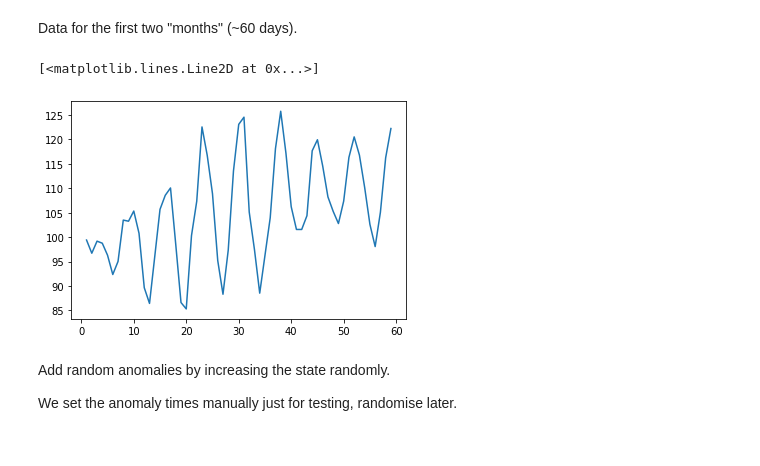
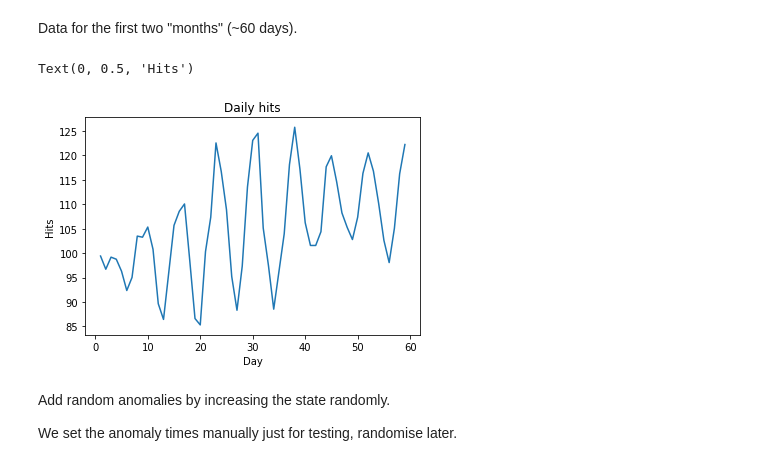
Before and after one commit to ruivieira/shi-models, a Jupyter notebook: notebooks/Periodic data.ipynb, the cells around one changed output. Cells and saved outputs as stored; diff of their text form; code cells hidden in the pictures.

Commit message:
Add plot legends

```diff
--- a/notebooks/Periodic data.ipynb
+++ b/notebooks/Periodic data.ipynb
@@ -45,10 +47,13 @@ Data for the first two "months" (~60 days).
 # %%
 import matplotlib.pyplot as plt
 
 plt.plot(obs[0:60])
+plt.title("Daily hits")
+plt.xlabel("Day")
+plt.ylabel("Hits")
 # %% [output]
-[<matplotlib.lines.Line2D at 0x...>]
+Text(0, 0.5, 'Hits')
-[figure, old version]
+[figure, new version]
 # %% [markdown]
 Add random anomalies by increasing the state randomly.
 
```
Also changed, not shown: parts of 7 cells of this notebook.
